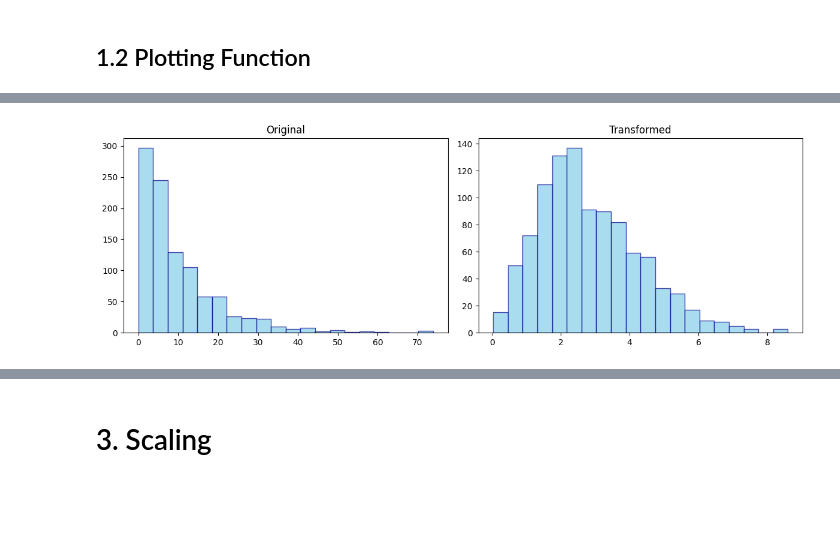
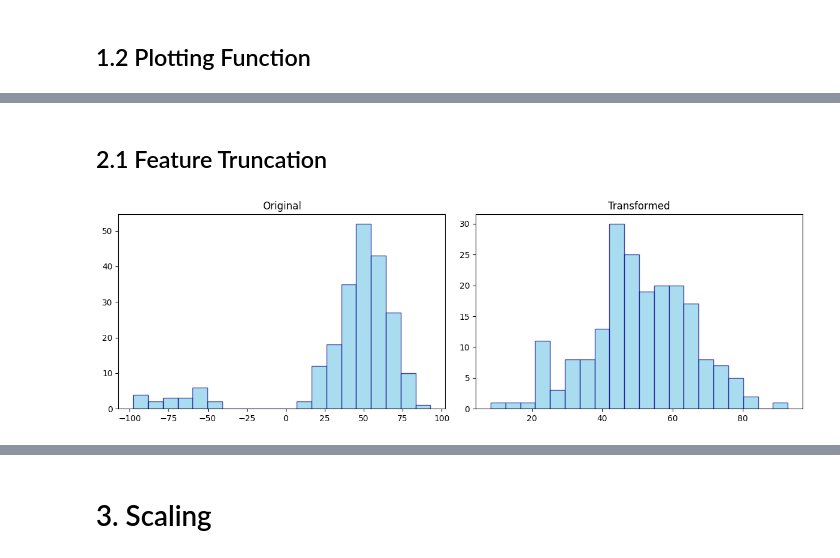
Before and after one commit to XanderYoon/EAS_8803, a Jupyter notebook: Week_2/Data_Transformation.ipynb, the cells around one changed output, grey strips where cells are left out. Cells and saved outputs as stored; diff of their text form; code cells hidden in the pictures; blank space fills up the shorter version.

```diff
--- a/Week_2/Data_Transformation.ipynb
+++ b/Week_2/Data_Transformation.ipynb
@@ -13,12 +13,12 @@ from sklearn.preprocessing import MinMaxScaler, StandardScaler
 # %% [markdown]
 ## 1.2 Plotting Function
 # %%
-def plot_transform(original_data, transformed_data):
+def plot_transform(original_data, transformed_data, bins_original = 20, bins_transform = 20):
     # Create a figure and a grid of subplots
     fig, axes = plt.subplots(nrows=1, ncols=2, figsize=(12, 4))
 
-    axes[0].hist(original_data, bins=20, color='skyblue', edgecolor='darkblue', alpha=0.7)
-    axes[1].hist(transformed_data, bins=20, color='skyblue', edgecolor='darkblue', alpha=0.7)
+    axes[0].hist(original_data, bins=bins_original, color='skyblue', edgecolor='darkblue', alpha=0.7)
+    axes[1].hist(transformed_data, bins=bins_transform, color='skyblue', edgecolor='darkblue', alpha=0.7)
 
     axes[0].set_title('Original')
     axes[1].set_title('Transformed')
@@ -92,7 +31,21 @@ plot_transform(sqrt_original_data, sqrt_transformed_data)
-# %%
-boxcox_original_data = np.random.exponential(scale=10, size=1000)
-boxcox_transformed_data = (np.sqrt(boxcox_original_data))
-
-plot_transform(boxcox_original_data, boxcox_transformed_data)
-# %% [output]
-[figure, removed]
+# %%
+# IGNORE: synthetic data creation
+data_with_negative_tail = np.concatenate([
+    np.random.normal(loc=50, scale=15, size=200),  # Main data
+    np.random.uniform(-100, -50, 20)  # Negative tail
+])
+
+# Convert to DataFrame for easier handling
+df_negative_tail = pd.DataFrame(data_with_negative_tail, columns=["Value"])
+
+shifted_data = np.random.normal(loc=-1, scale=1, size=100)
+# %% [markdown]
+## 2.1 Feature Truncation
+# %%
+# Truncation: Limit the values to a specific range
+truncation_min, truncation_max = 0, 100
+df_truncated = df_negative_tail[(df_negative_tail >= truncation_min) & (df_negative_tail <= truncation_max)].copy()
+
+plot_transform(df_negative_tail, df_truncated)
+# %% [output]
+[figure, added]
```
Also changed, not shown: parts of 39 cells of this notebook, 2 other files.
